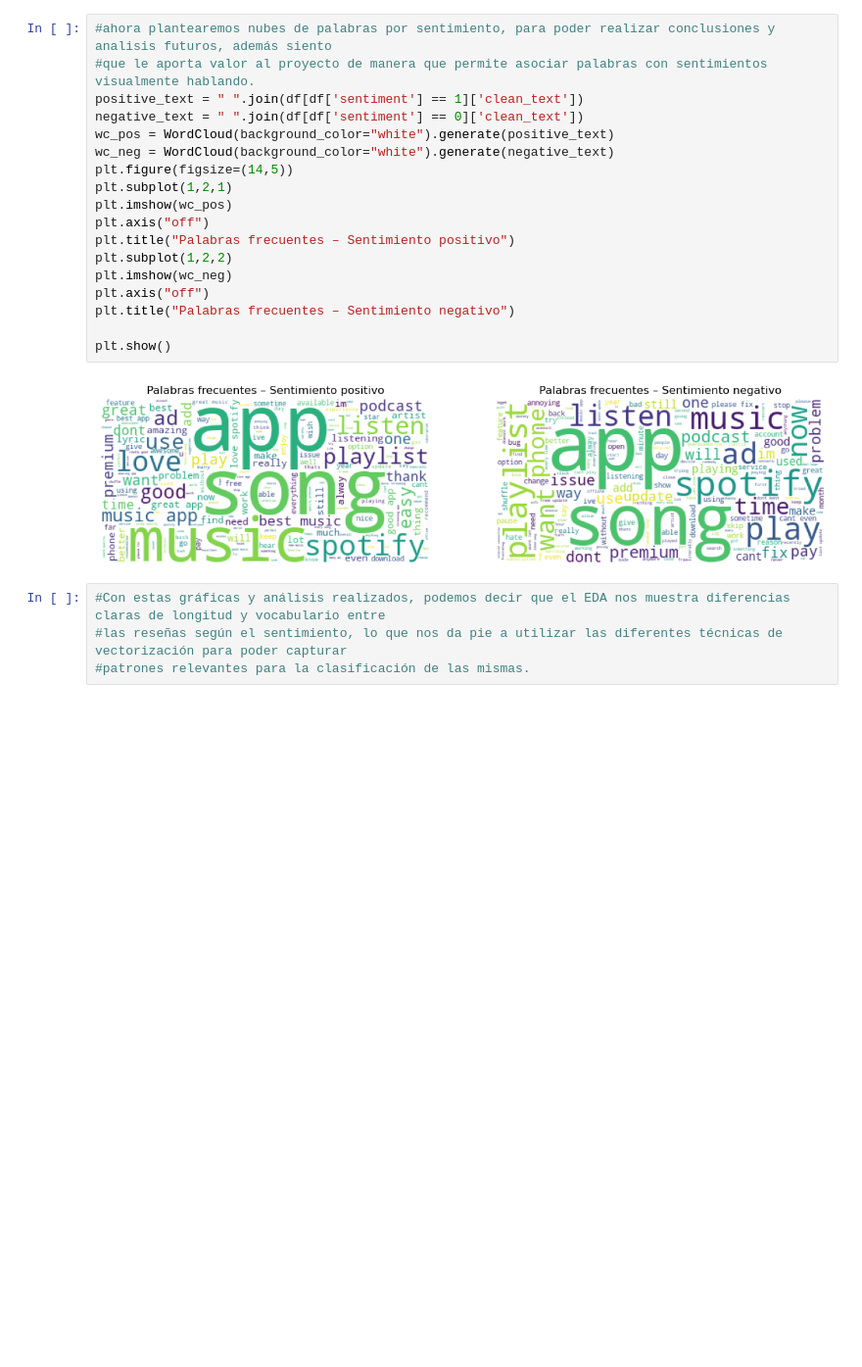
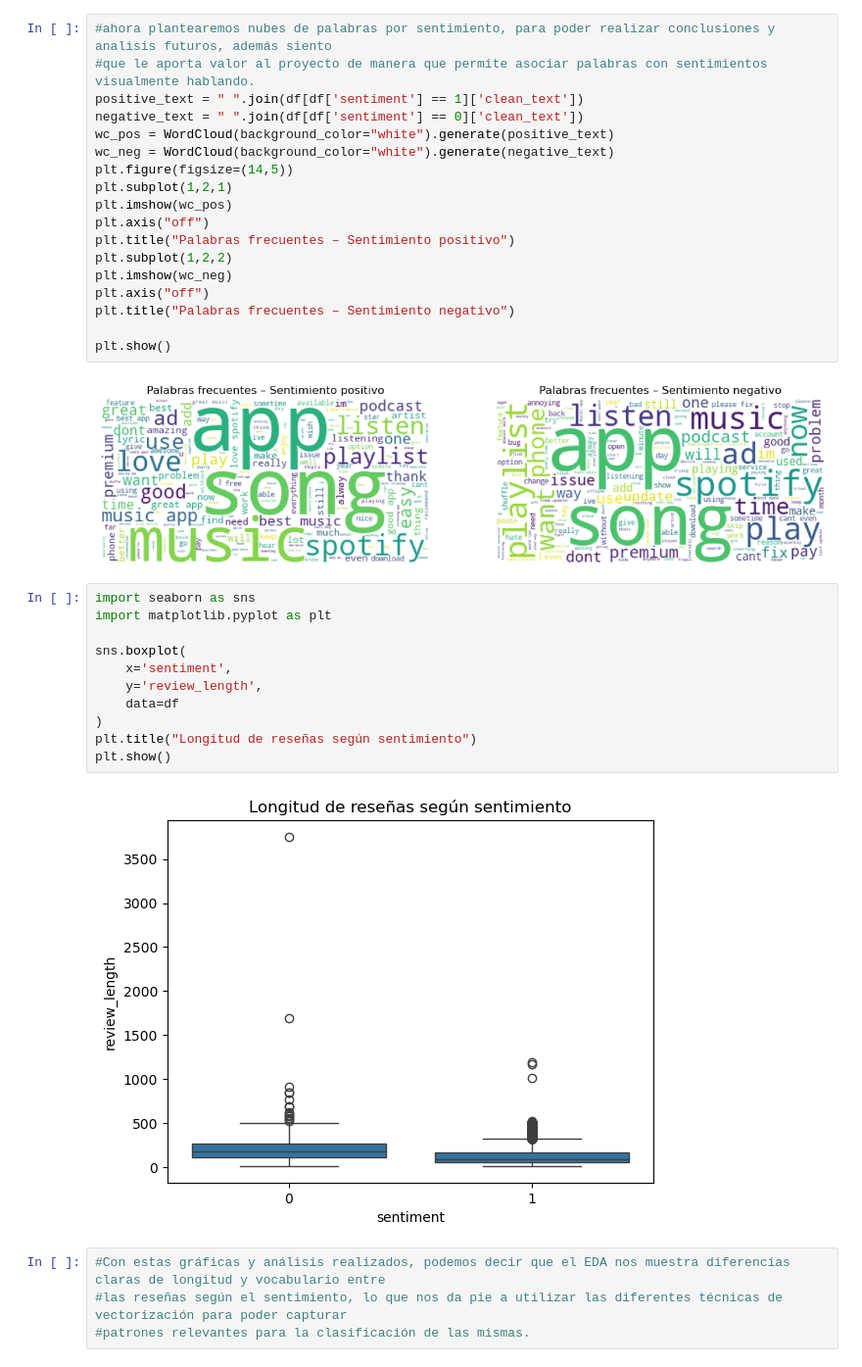
Before and after one commit to cior666/Machine-Learning-III-Entrega, a Jupyter notebook: EDA/eda.ipynb, the cells around one changed output. Shown at 98% size. Saved outputs shown, nothing was run; the diff lists cells and outputs as text; blank space fills up the shorter version.

Commit message:
Agrego grafica de longitud de reseñas por sentimiento

```diff
--- a/EDA/eda.ipynb
+++ b/EDA/eda.ipynb
@@ -136,6 +136,19 @@ plt.title("Palabras frecuentes – Sentimiento negativo")
 plt.show()
 # %% [output]
 [figure]
+# %%
+import seaborn as sns
+import matplotlib.pyplot as plt
+
+sns.boxplot(
+    x='sentiment',
+    y='review_length',
+    data=df
+)
+plt.title("Longitud de reseñas según sentimiento")
+plt.show()
+# %% [output]
+[figure, added]
 # %%
 #Con estas gráficas y análisis realizados, podemos decir que el EDA nos muestra diferencias claras de longitud y vocabulario entre
 #las reseñas según el sentimiento, lo que nos da pie a utilizar las diferentes técnicas de vectorización para poder capturar
```
Also changed, not shown: 1 other file.
